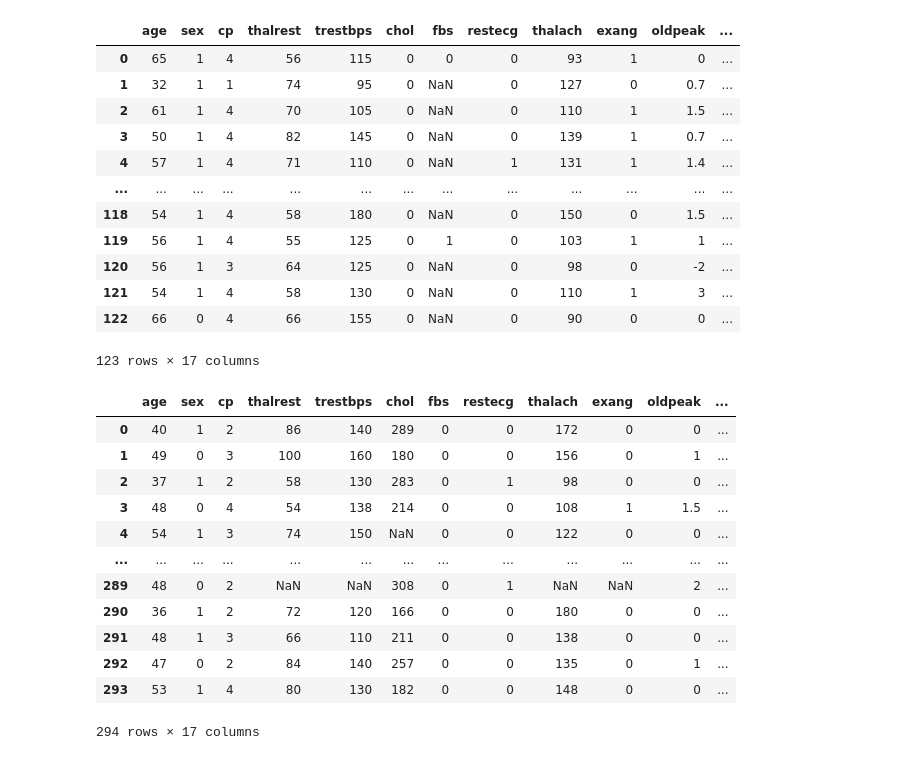
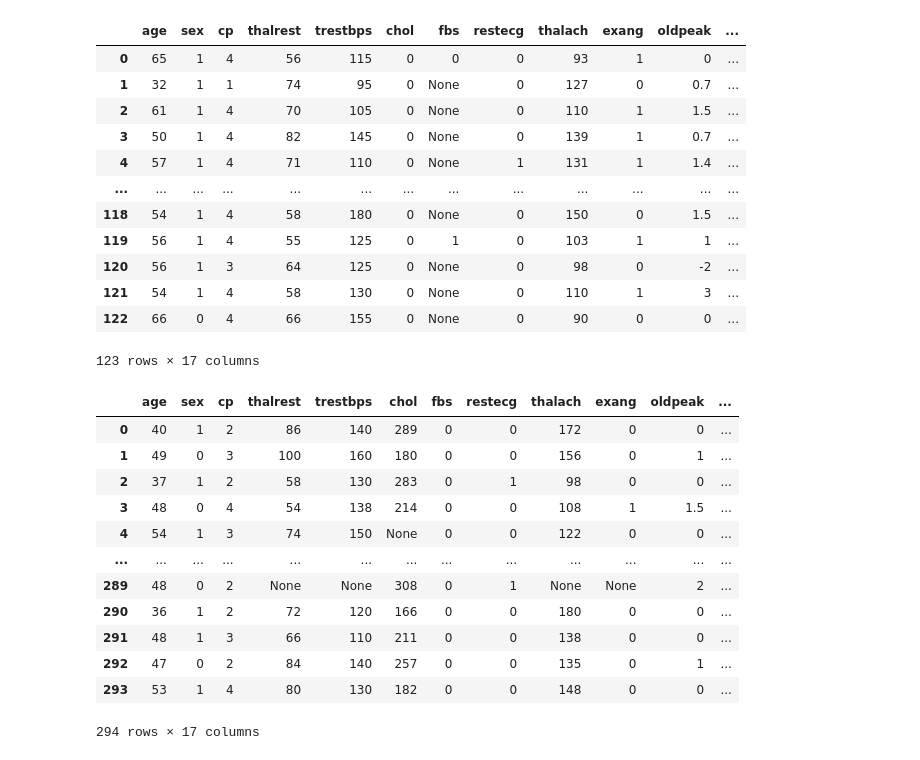
Before and after one commit to jerradmgenson/qdaim-proto, a Jupyter notebook: src/notebooks/preprocessing.ipynb, the cells around one changed output. Cells and saved outputs as stored; diff of their text form; code cells hidden in the pictures.

```diff
--- a/src/notebooks/preprocessing.ipynb
+++ b/src/notebooks/preprocessing.ipynb
@@ -29,7 +30,7 @@ def load_dataset(path):
             current_sample = []
 
         if data_point == '-9':
-            data_point = 'NaN'
+            data_point = None
 
         current_sample.append(data_point)
 
@@ -42,26 +43,24 @@ def save_with_suffix(dataset, path, suffix):
 # %%
 switzerland_dataset = load_dataset(SWITZERLAND_DATASET)
 curated_switzerland_dataset = switzerland_dataset[ATTRIBUTES_OF_INTEREST]
-save_with_suffix(curated_switzerland_dataset, SWITZERLAND_DATASET, '_curated.csv')
 curated_switzerland_dataset
 # %% [output]
 |  | age | sex | cp | thalrest | trestbps | chol | fbs | restecg | thalach | exang | oldpeak | ... |
 | 0 | 65 | 1 | 4 | 56 | 115 | 0 | 0 | 0 | 93 | 1 | 0 | ... |
-| 1 | 32 | 1 | 1 | 74 | 95 | 0 | NaN | 0 | 127 | 0 | 0.7 | ... |
-| 2 | 61 | 1 | 4 | 70 | 105 | 0 | NaN | 0 | 110 | 1 | 1.5 | ... |
-| 3 | 50 | 1 | 4 | 82 | 145 | 0 | NaN | 0 | 139 | 1 | 0.7 | ... |
-| 4 | 57 | 1 | 4 | 71 | 110 | 0 | NaN | 1 | 131 | 1 | 1.4 | ... |
+| 1 | 32 | 1 | 1 | 74 | 95 | 0 | None | 0 | 127 | 0 | 0.7 | ... |
+| 2 | 61 | 1 | 4 | 70 | 105 | 0 | None | 0 | 110 | 1 | 1.5 | ... |
+| 3 | 50 | 1 | 4 | 82 | 145 | 0 | None | 0 | 139 | 1 | 0.7 | ... |
+| 4 | 57 | 1 | 4 | 71 | 110 | 0 | None | 1 | 131 | 1 | 1.4 | ... |
 | ... | ... | ... | ... | ... | ... | ... | ... | ... | ... | ... | ... | ... |
-| 118 | 54 | 1 | 4 | 58 | 180 | 0 | NaN | 0 | 150 | 0 | 1.5 | ... |
+| 118 | 54 | 1 | 4 | 58 | 180 | 0 | None | 0 | 150 | 0 | 1.5 | ... |
 | 119 | 56 | 1 | 4 | 55 | 125 | 0 | 1 | 0 | 103 | 1 | 1 | ... |
-| 120 | 56 | 1 | 3 | 64 | 125 | 0 | NaN | 0 | 98 | 0 | -2 | ... |
-| 121 | 54 | 1 | 4 | 58 | 130 | 0 | NaN | 0 | 110 | 1 | 3 | ... |
-| 122 | 66 | 0 | 4 | 66 | 155 | 0 | NaN | 0 | 90 | 0 | 0 | ... |
+| 120 | 56 | 1 | 3 | 64 | 125 | 0 | None | 0 | 98 | 0 | -2 | ... |
+| 121 | 54 | 1 | 4 | 58 | 130 | 0 | None | 0 | 110 | 1 | 3 | ... |
+| 122 | 66 | 0 | 4 | 66 | 155 | 0 | None | 0 | 90 | 0 | 0 | ... |
 123 rows × 17 columns
 # %%
 hungarian_dataset = load_dataset(HUNGARIAN_DATASET)
 curated_hungarian_dataset = hungarian_dataset[ATTRIBUTES_OF_INTEREST]
-save_with_suffix(curated_hungarian_dataset, HUNGARIAN_DATASET, '_curated.csv')
 curated_hungarian_dataset
 # %% [output]
 |  | age | sex | cp | thalrest | trestbps | chol | fbs | restecg | thalach | exang | oldpeak | ... |
@@ -69,9 +68,9 @@ curated_hungarian_dataset
 | 1 | 49 | 0 | 3 | 100 | 160 | 180 | 0 | 0 | 156 | 0 | 1 | ... |
 | 2 | 37 | 1 | 2 | 58 | 130 | 283 | 0 | 1 | 98 | 0 | 0 | ... |
 | 3 | 48 | 0 | 4 | 54 | 138 | 214 | 0 | 0 | 108 | 1 | 1.5 | ... |
-| 4 | 54 | 1 | 3 | 74 | 150 | NaN | 0 | 0 | 122 | 0 | 0 | ... |
+| 4 | 54 | 1 | 3 | 74 | 150 | None | 0 | 0 | 122 | 0 | 0 | ... |
 | ... | ... | ... | ... | ... | ... | ... | ... | ... | ... | ... | ... | ... |
-| 289 | 48 | 0 | 2 | NaN | NaN | 308 | 0 | 1 | NaN | NaN | 2 | ... |
+| 289 | 48 | 0 | 2 | None | None | 308 | 0 | 1 | None | None | 2 | ... |
 | 290 | 36 | 1 | 2 | 72 | 120 | 166 | 0 | 0 | 180 | 0 | 0 | ... |
 | 291 | 48 | 1 | 3 | 66 | 110 | 211 | 0 | 0 | 138 | 0 | 0 | ... |
 | 292 | 47 | 0 | 2 | 84 | 140 | 257 | 0 | 0 | 135 | 0 | 1 | ... |
```
Also changed, not shown: parts of 4 cells of this notebook, 5 other files.
